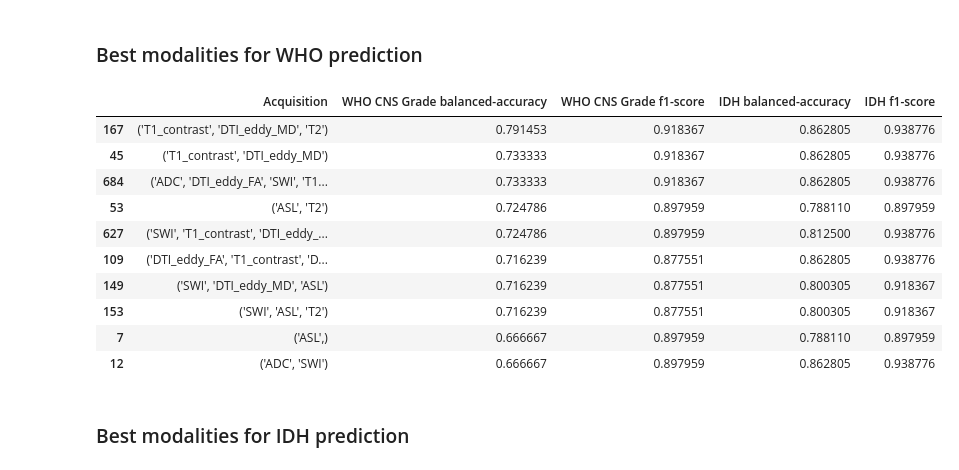
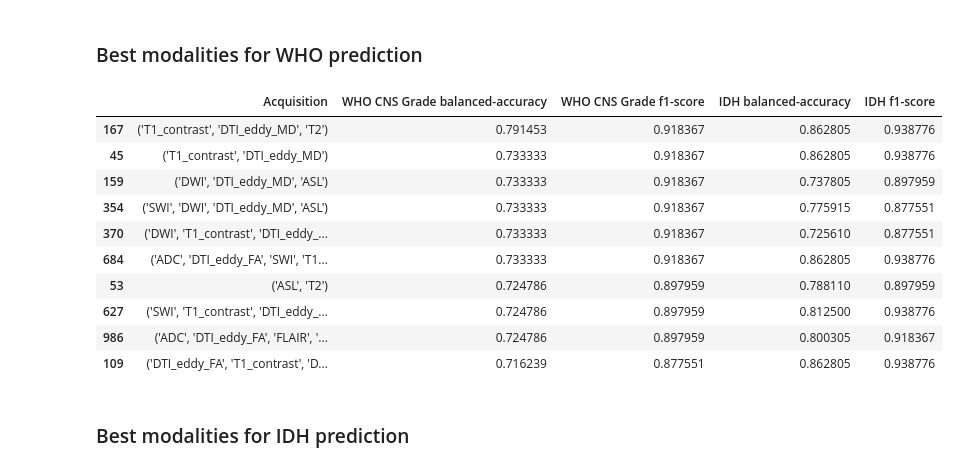
Before and after one commit to GabrielStahl/glioma, a Jupyter notebook: Classifier.ipynb, the cells around one changed output. Drawn from its saved outputs; the diff is of its cells as text; code cells hidden in the pictures.

```diff
--- a/Classifier.ipynb
+++ b/Classifier.ipynb
@@ -252,7 +214,7 @@ KeyboardInterrupt:
 # %% [markdown]
 ## Show top results
 # %%
-def visualize_comparison(results_df, Filter):
+def visualize_comparison(results_df, ROI):
     # Select only columns with '_balanced-accuracy' in their names
     performance_columns = [col for col in results_df.columns if 'balanced-accuracy' in col]
     results_df = results_df[['Acquisition'] + performance_columns]
@@ -262,18 +224,22 @@ def visualize_comparison(results_df, Filter):
     plt.ylim(0, 1)
     plt.ylabel("Balanced accuracy")
     plt.xlabel("Combinations of MRI modalities")
-    plt.title(f"(Filter = {Filter})")
+    #plt.title(f"(Filter = {Filter})")
 
     # Turn off the x-axis ticks and labels
     ax.axes.get_xaxis().set_ticks([])
+    ax.spines['top'].set_visible(False)
+    ax.spines['right'].set_visible(False)
 
     # Save the figure
     fig = ax.get_figure()
-    fig.savefig(f"/Users/Gabriel/Desktop/bestOverall{Filter}.png", dpi=300)
+    fig.savefig(f"/Users/Gabriel/Desktop/bestOverall{ROI}.png", dpi=300)
+
 
 # Import data
-#results_df = pd.read_csv('/Users/Gabriel/MSc_Dissertation/pyRadiomics/Model_performance/EvalAllModalities/Original_XGBoost_evaluation.csv')
+ROI = 'roi1'
+results_df = pd.read_csv('/Users/Gabriel/MSc_Dissertation/pyRadiomics/Model_performance/' + ROI + '_XGBoost_evaluation.csv')
 
 # Call the function
-visualize_comparison(results_df, Filter)
+visualize_comparison(results_df, ROI)
 # %% [output]
@@ -281,22 +247,22 @@ visualize_comparison(results_df, Filter)
 # %% [markdown]
 ### Best modalities for WHO prediction
 # %%
-results_df = results_df[~results_df['Acquisition'].str.contains("'DWI'")] # Filter out all DWI combinations
+#results_df = results_df[~results_df['Acquisition'].str.contains("'DWI'")] # Filter out all DWI combinations
+pd.set_option('display.max_colwidth', None)
 filtered_df = results_df.nlargest(10, 'WHO CNS Grade balanced-accuracy')
-pd.set_option('display.max_colwidth', None)
 filtered_df
 # %% [output]
 |  | Acquisition | WHO CNS Grade balanced-accuracy | WHO CNS Grade f1-score | IDH balanced-accuracy | IDH f1-score |
 | 167 | ('T1_contrast', 'DTI_eddy_MD', 'T2') | 0.791453 | 0.918367 | 0.862805 | 0.938776 |
 | 45 | ('T1_contrast', 'DTI_eddy_MD') | 0.733333 | 0.918367 | 0.862805 | 0.938776 |
+| 159 | ('DWI', 'DTI_eddy_MD', 'ASL') | 0.733333 | 0.918367 | 0.737805 | 0.897959 |
+| 354 | ('SWI', 'DWI', 'DTI_eddy_MD', 'ASL') | 0.733333 | 0.918367 | 0.775915 | 0.877551 |
+| 370 | ('DWI', 'T1_contrast', 'DTI_eddy_... | 0.733333 | 0.918367 | 0.725610 | 0.877551 |
 | 684 | ('ADC', 'DTI_eddy_FA', 'SWI', 'T1... | 0.733333 | 0.918367 | 0.862805 | 0.938776 |
 | 53 | ('ASL', 'T2') | 0.724786 | 0.897959 | 0.788110 | 0.897959 |
 | 627 | ('SWI', 'T1_contrast', 'DTI_eddy_... | 0.724786 | 0.897959 | 0.812500 | 0.938776 |
+| 986 | ('ADC', 'DTI_eddy_FA', 'FLAIR', '... | 0.724786 | 0.897959 | 0.800305 | 0.918367 |
 | 109 | ('DTI_eddy_FA', 'T1_contrast', 'D... | 0.716239 | 0.877551 | 0.862805 | 0.938776 |
-| 149 | ('SWI', 'DTI_eddy_MD', 'ASL') | 0.716239 | 0.877551 | 0.800305 | 0.918367 |
-| 153 | ('SWI', 'ASL', 'T2') | 0.716239 | 0.877551 | 0.800305 | 0.918367 |
-| 7 | ('ASL',) | 0.666667 | 0.897959 | 0.788110 | 0.897959 |
-| 12 | ('ADC', 'SWI') | 0.666667 | 0.897959 | 0.862805 | 0.938776 |
 # %% [markdown]
 ### Best modalities for IDH prediction
 # %%
```
Also changed, not shown: parts of 12 cells of this notebook, 8 other files.
